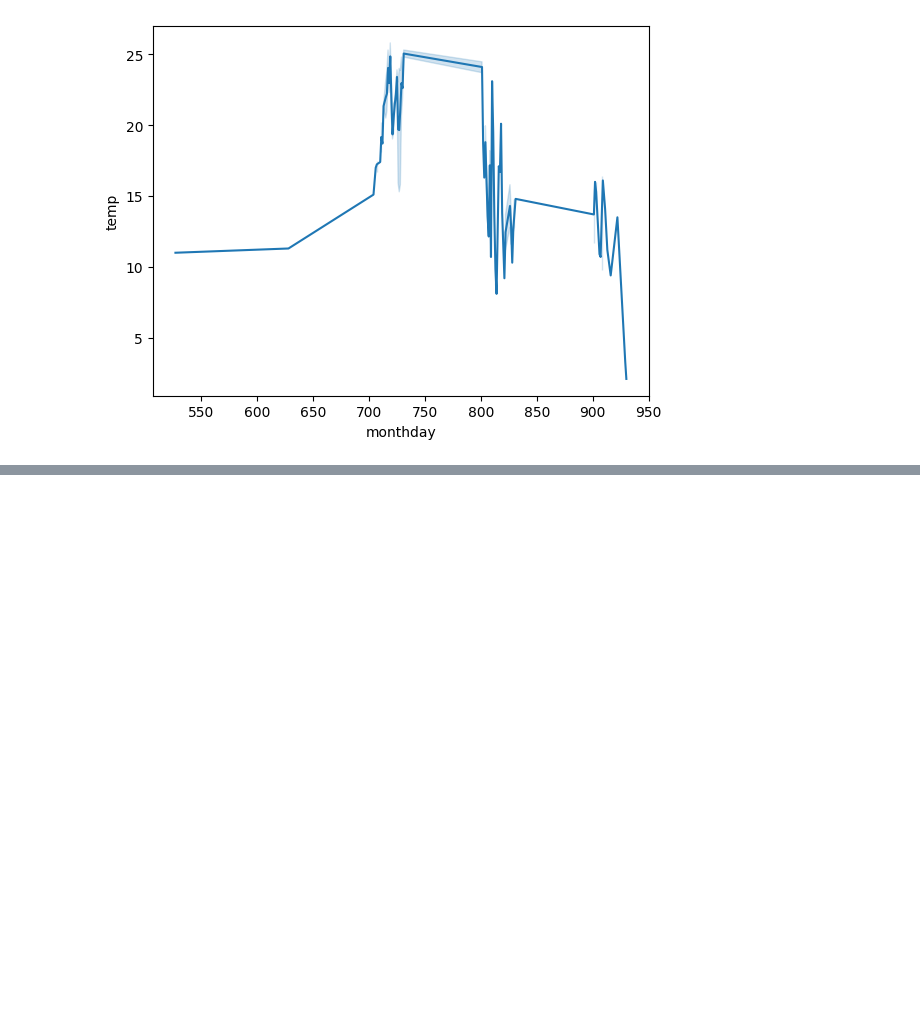
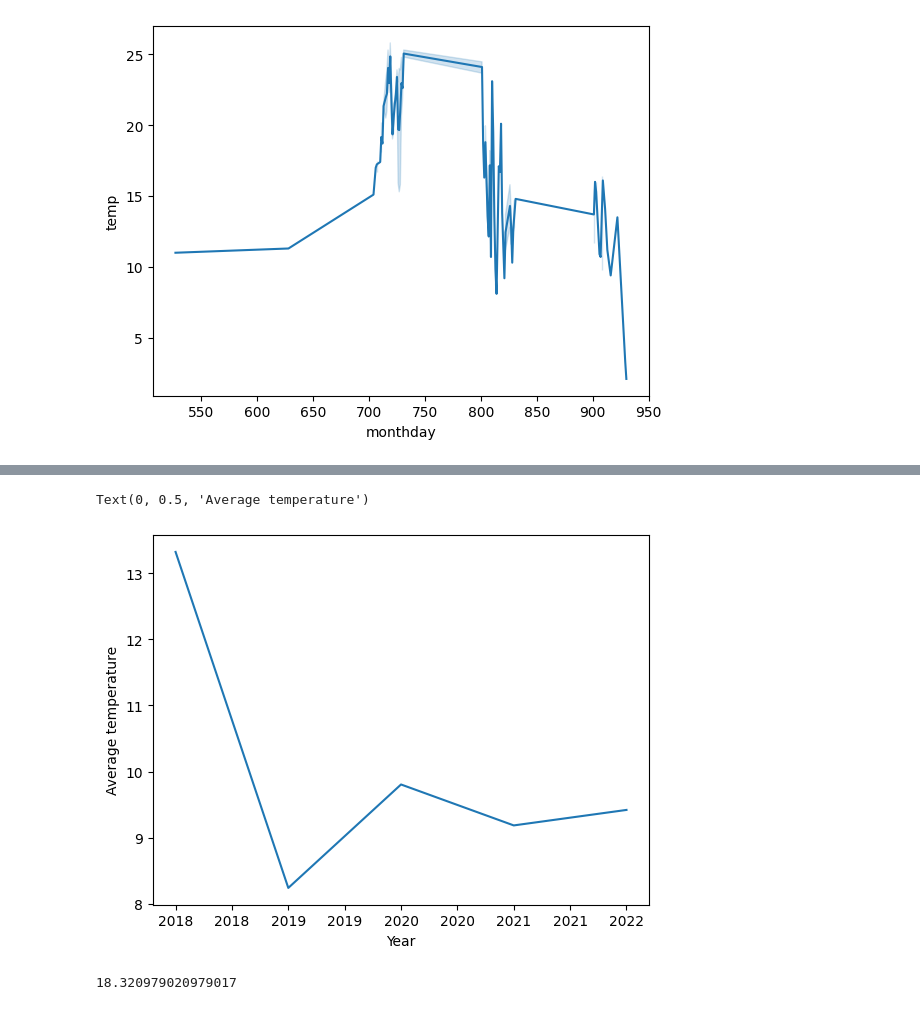
Before and after one commit to LeVperda/Semester-Project, a Jupyter notebook: python/Analytics and visualization/data_visualization.ipynb, the cells around one changed output, grey strips where cells are left out. Saved outputs shown, nothing was run; the diff lists cells and outputs as text; code cells hidden in the pictures; blank space fills up the shorter version.

Commit message:
Effective temp sum section added

```diff
--- a/python/Analytics and visualization/data_visualization.ipynb
+++ b/python/Analytics and visualization/data_visualization.ipynb
@@ -93,0 +103,31 @@ sns.lineplot(x='monthday', y='temp', data=df_berry_weather[df_berry_weather['yea
+# %%
+result = []
+for year in df_berry_weather['year'].unique():
+    # Selecting a year
+    df = df_berry_weather[df_berry_weather['year'] == year]
+    # Taking into account only days with more than 5 degrees temperature
+    df_suitable = df[df['temp'] > 5]
+    df_suitable['temp'].count()
+    # Calculating effective temperature sum
+    temperature_sum = df['temp'].sum() - (df['temp'].count() * 5)
+    # Calculating average temperature of days with more than 5 degrees temperature
+    average_temp_sum = temperature_sum / df['temp'].count()
+    tmp = {'year': year,
+              'temperature_sum': temperature_sum,
+              'average_temp_sum': average_temp_sum}
+    result.append(tmp)
+df_avg_temp_sum = pd.DataFrame(result)
+# %%
+avg_temp_plot = sns.lineplot(x='year', y='average_temp_sum', data=df_avg_temp_sum)
+# Fix x-axis step
+avg_temp_plot.xaxis.set_major_formatter(plt.FormatStrFormatter('%d'))
+# Set labels
+avg_temp_plot.set_xlabel('Year')
+avg_temp_plot.set_ylabel('Average temperature')
+# %% [output]
+Text(0, 0.5, 'Average temperature')
+[figure, added]
+# %%
+df_berry_weather[df_berry_weather['year'] == 2018]['temp'].mean()
+# %% [output]
+18.320979020979017
```
Also changed, not shown: parts of 3 cells of this notebook.
